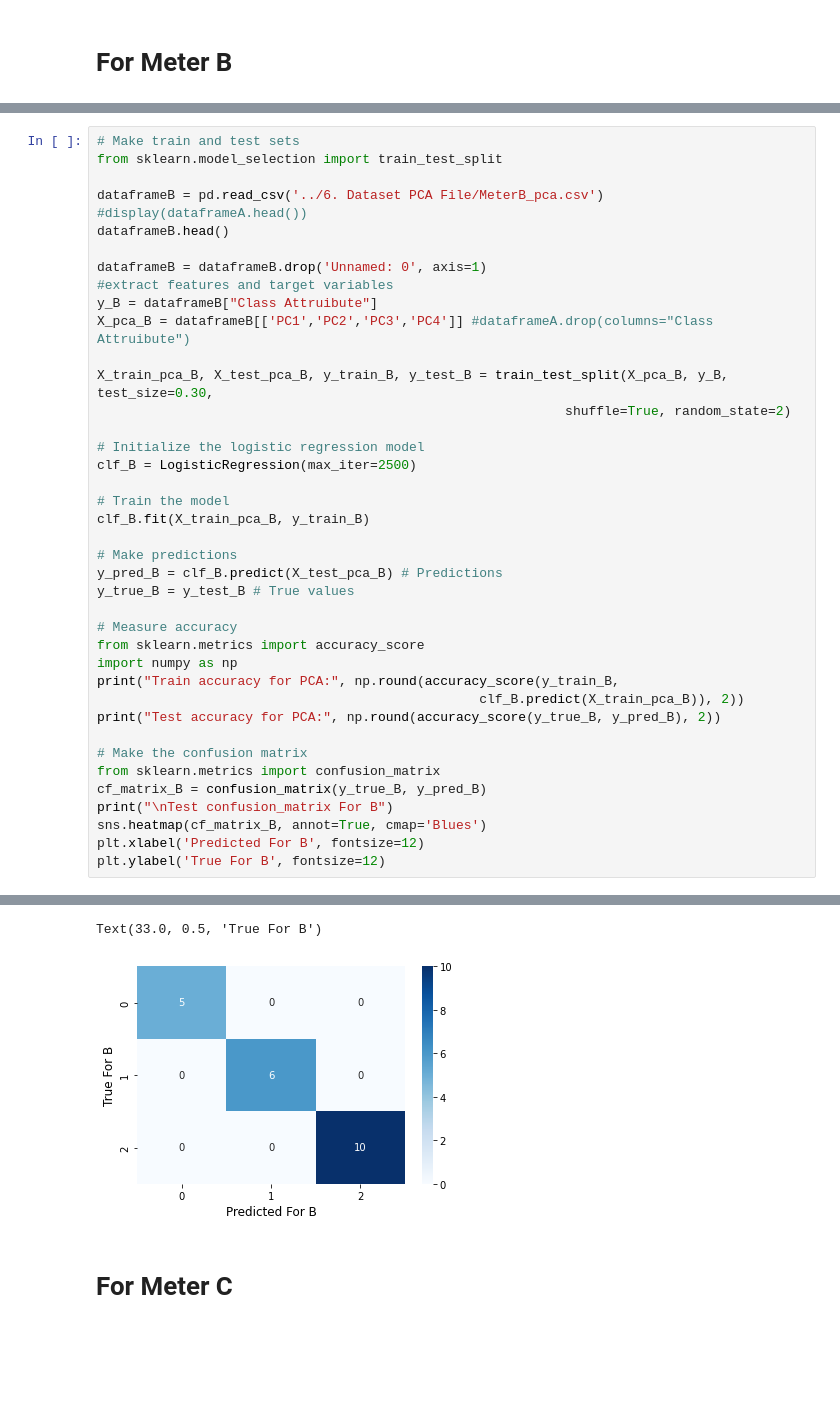
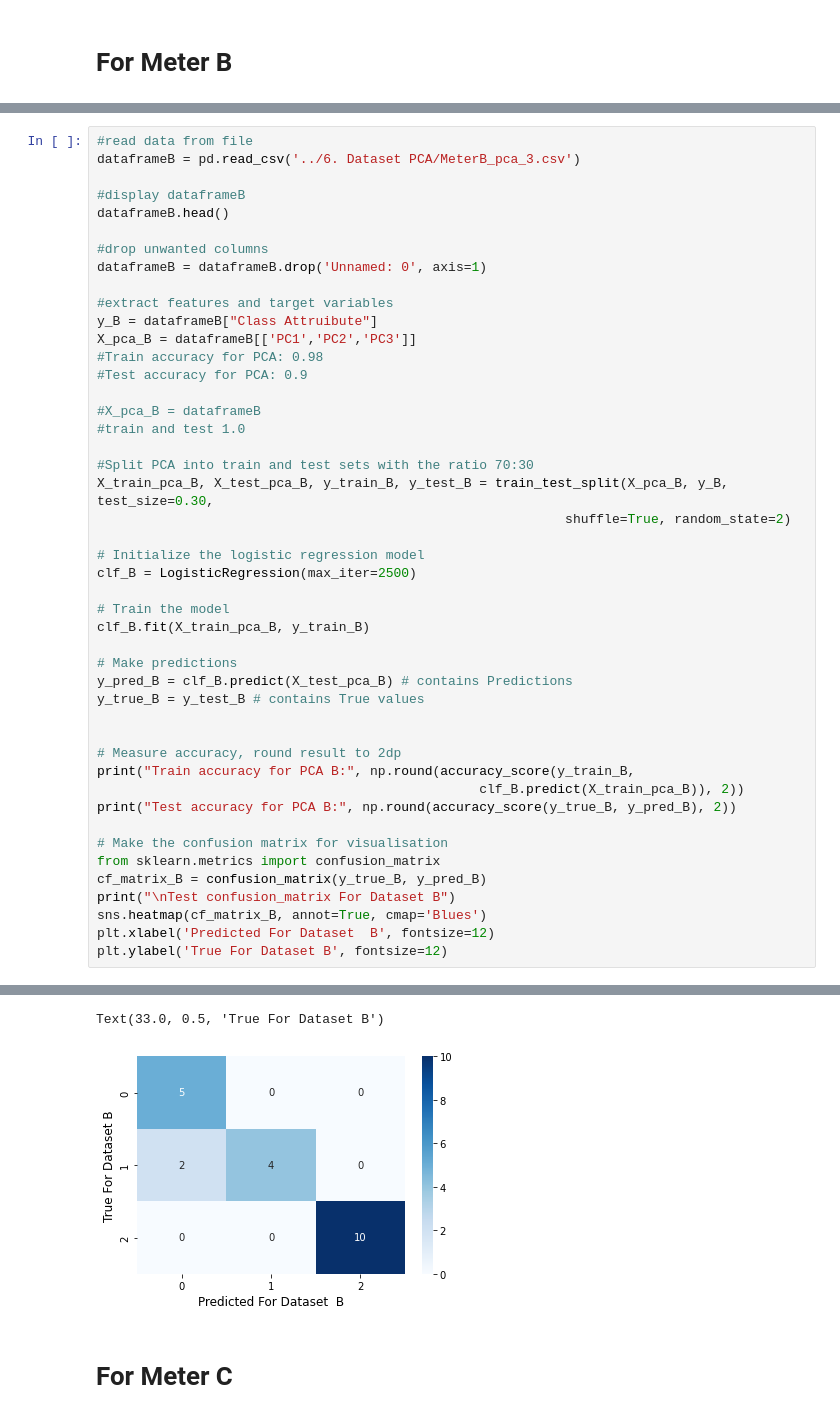
Before and after one commit to josh-huang/CSC3005-DataAnalytics-Project, a Jupyter notebook: ML-Logistic Regression/Logistic Regression.ipynb, the cells around one changed output, grey strips where cells are left out. Saved outputs shown, nothing was run; the diff lists cells and outputs as text; blank space fills up the shorter version.

```diff
--- a/ML-Logistic Regression/Logistic Regression.ipynb
+++ b/ML-Logistic Regression/Logistic Regression.ipynb
@@ -161,16 +164,23 @@ Building a logistic regression model on the transformed data
 # %%
-# Make train and test sets
-from sklearn.model_selection import train_test_split
+#read data from file
+dataframeB = pd.read_csv('../6. Dataset PCA/MeterB_pca_3.csv')
 
-dataframeB = pd.read_csv('../6. Dataset PCA File/MeterB_pca.csv')
-#display(dataframeA.head())
+#display dataframeB
 dataframeB.head()
 
+#drop unwanted columns
 dataframeB = dataframeB.drop('Unnamed: 0', axis=1)
+
 #extract features and target variables
 y_B = dataframeB["Class Attruibute"]
-X_pca_B = dataframeB[['PC1','PC2','PC3','PC4']] #dataframeA.drop(columns="Class Attruibute")
+X_pca_B = dataframeB[['PC1','PC2','PC3']]
+#Train accuracy for PCA: 0.98
+#Test accuracy for PCA: 0.9
 
+#X_pca_B = dataframeB
+#train and test 1.0
+
+#Split PCA into train and test sets with the ratio 70:30
 X_train_pca_B, X_test_pca_B, y_train_B, y_test_B = train_test_split(X_pca_B, y_B, test_size=0.30,
                                                             shuffle=True, random_state=2)
 
@@ -181,21 +191,20 @@ clf_B = LogisticRegression(max_iter=2500)
 clf_B.fit(X_train_pca_B, y_train_B)
 
 # Make predictions
-y_pred_B = clf_B.predict(X_test_pca_B) # Predictions
-y_true_B = y_test_B # True values
+y_pred_B = clf_B.predict(X_test_pca_B) # contains Predictions
+y_true_B = y_test_B # contains True values
 
-# Measure accuracy
-from sklearn.metrics import accuracy_score
-import numpy as np
-print("Train accuracy for PCA:", np.round(accuracy_score(y_train_B,
+
+# Measure accuracy, round result to 2dp
+print("Train accuracy for PCA B:", np.round(accuracy_score(y_train_B,
                                                  clf_B.predict(X_train_pca_B)), 2))
-print("Test accuracy for PCA:", np.round(accuracy_score(y_true_B, y_pred_B), 2))
+print("Test accuracy for PCA B:", np.round(accuracy_score(y_true_B, y_pred_B), 2))
 
-# Make the confusion matrix
+# Make the confusion matrix for visualisation
 from sklearn.metrics import confusion_matrix
 cf_matrix_B = confusion_matrix(y_true_B, y_pred_B)
-print("\nTest confusion_matrix For B")
+print("\nTest confusion_matrix For Dataset B")
 sns.heatmap(cf_matrix_B, annot=True, cmap='Blues')
-plt.xlabel('Predicted For B', fontsize=12)
-plt.ylabel('True For B', fontsize=12)
+plt.xlabel('Predicted For Dataset  B', fontsize=12)
+plt.ylabel('True For Dataset B', fontsize=12)
 # %% [output]
@@ -206,5 +215,5 @@ Test confusion_matrix For B
-Text(33.0, 0.5, 'True For B')
+Text(33.0, 0.5, 'True For Dataset B')
-[figure, old version]
+[figure, new version]
 # %% [markdown]
 # For Meter C
 # %%
```
Also changed, not shown: parts of 9 cells of this notebook.
